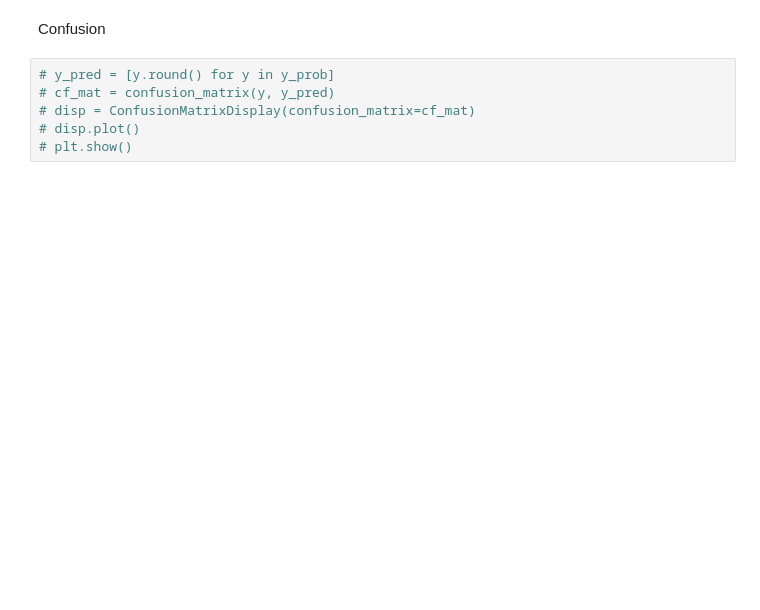
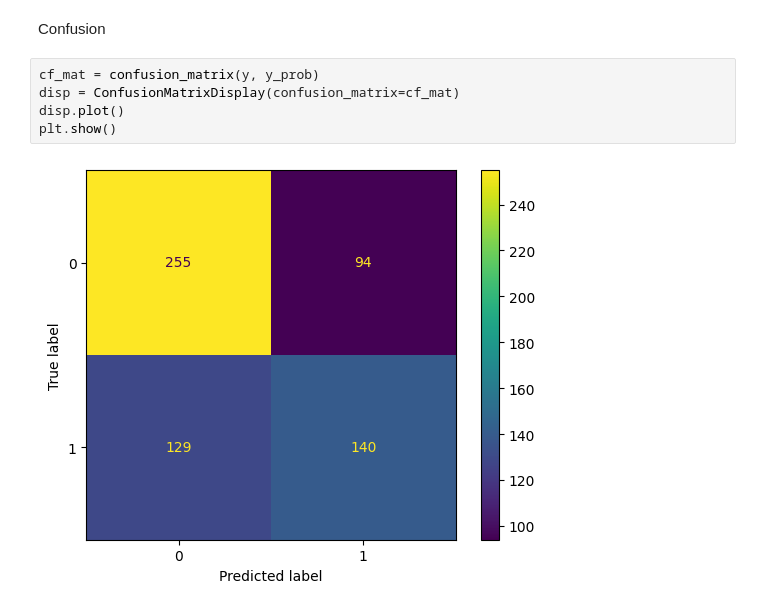
Before and after one commit to cvilter/advML_finalProject, a Jupyter notebook: LSTM.ipynb, the cells around one changed output. Saved outputs shown, nothing was run; the diff lists cells and outputs as text; blank space fills up the shorter version.

```diff
--- a/LSTM.ipynb
+++ b/LSTM.ipynb
@@ -579,8 +600,9 @@ ROC
 # %% [markdown]
 Confusion
 # %%
-# y_pred = [y.round() for y in y_prob]
-# cf_mat = confusion_matrix(y, y_pred)
-# disp = ConfusionMatrixDisplay(confusion_matrix=cf_mat)
-# disp.plot()
-# plt.show()
+cf_mat = confusion_matrix(y, y_prob)
+disp = ConfusionMatrixDisplay(confusion_matrix=cf_mat)
+disp.plot()
+plt.show()
+# %% [output]
+[figure, added]
```
Also changed, not shown: parts of 14 cells of this notebook.
